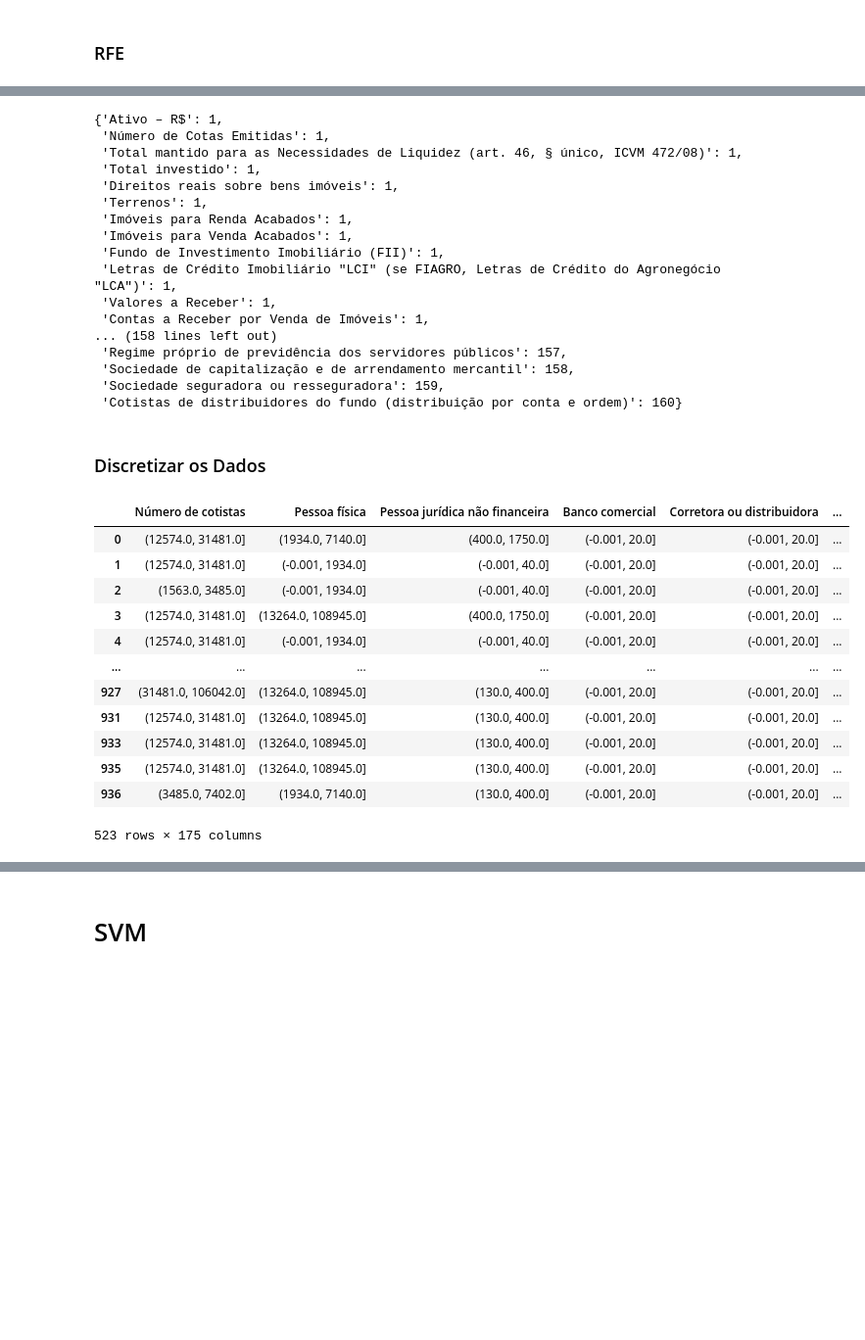
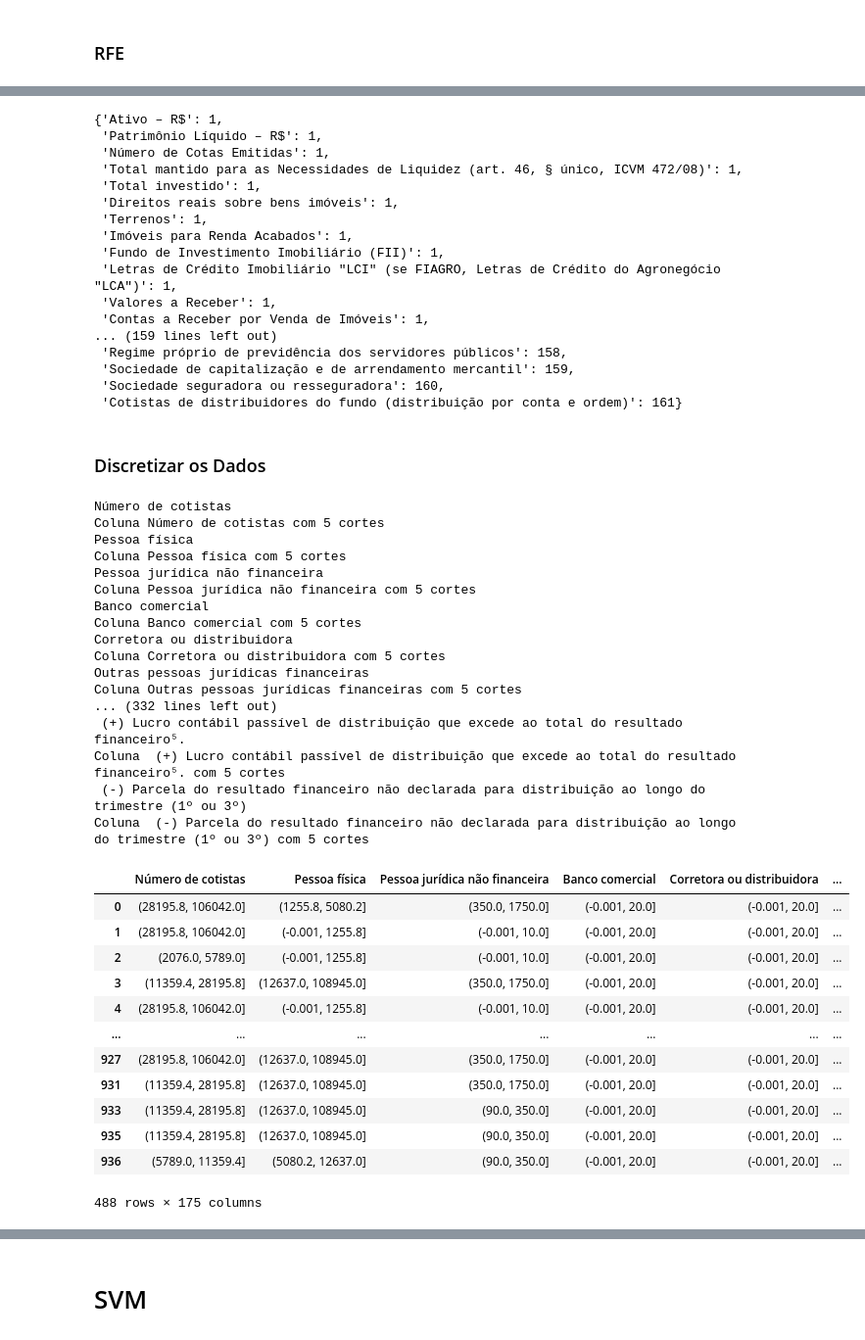
Before and after one commit to ErikMaia/tcc, a Jupyter notebook: src/analisys.ipynb, the cells around one changed output, grey strips where cells are left out. Shown at 98% size. Cells and saved outputs as stored; diff of their text form; code cells hidden in the pictures; blank space fills up the shorter version.

```diff
--- a/src/analisys.ipynb
+++ b/src/analisys.ipynb
@@ -962,3 +992,6 @@ final
 | 1068 | XPCA11 | 31/01/2022 | 4546 | 0 | 0 | ... |
 | 1070 | XPCA11 | 31/12/2021 | 3725 | 3684 | 390 | ... |
 796 rows × 205 columns
+# %%
+for i,type in final.dtypes.items():
+    print(i,type)
@@ -1011,9 +1062,10 @@ def remove_outliers(df, coluna):
 
     # Filtra os dados que estão dentro dos limites
     df_filtrado = df[(df[coluna] >= limite_inferior) & (df[coluna] <= limite_superior)]
+    print(f"Removendo {size - len(df_filtrado)} outliers da coluna {coluna}")
     return df_filtrado
 
-# final = remove_outliers(final, 'Label')
+final = remove_outliers(final, 'Label')
 # print("Dados originais:")
 final
 # %% [output]
@@ -1247,0 +1349,2 @@ dict_rfe
+# %%
+y = pd.qcut(final['Label'],3,labels=['low_risk','medium_risk','hight_risk'])
@@ -1249,42 +1359,67 @@ dict_rfe
 dict(sorted(dict_rfe.items(), key=lambda item: item[1]))
 # %% [output]
 {'Ativo – R$': 1,
+ 'Patrimônio Líquido – R$': 1,
  'Número de Cotas Emitidas': 1,
  'Total mantido para as Necessidades de Liquidez (art. 46, § único, ICVM 472/08)': 1,
  'Total investido': 1,
  'Direitos reais sobre bens imóveis': 1,
  'Terrenos': 1,
  'Imóveis para Renda Acabados': 1,
- 'Imóveis para Venda Acabados': 1,
  'Fundo de Investimento Imobiliário (FII)': 1,
  'Letras de Crédito Imobiliário "LCI" (se FIAGRO, Letras de Crédito do Agronegócio "LCA")': 1,
  'Valores a Receber': 1,
  'Contas a Receber por Venda de Imóveis': 1,
-... (158 lines left out)
- 'Regime próprio de previdência dos servidores públicos': 157,
- 'Sociedade de capitalização e de arrendamento mercantil': 158,
- 'Sociedade seguradora ou resseguradora': 159,
- 'Cotistas de distribuidores do fundo (distribuição por conta e ordem)': 160}
+... (159 lines left out)
+ 'Regime próprio de previdência dos servidores públicos': 158,
+ 'Sociedade de capitalização e de arrendamento mercantil': 159,
+ 'Sociedade seguradora ou resseguradora': 160,
+ 'Cotistas de distribuidores do fundo (distribuição por conta e ordem)': 161}
 # %% [markdown]
 ### Discretizar os Dados
 # %%
 discretized = pd.DataFrame()
 for colum in final.columns:
-    if colum != 'Label':
-        discretized[colum] = pd.qcut(final[colum],q=6, duplicates='drop')
-discretized['Label'] = final['Label']
+    qt_cuts = 5
+    for i in range(qt_cuts,1,-1):
+        try:
+            if colum.lower() != 'label':
+                print(colum)
+                discretized[colum] = pd.qcut(final[colum],q=i, duplicates='drop')
+                print(f"Coluna {colum} com {i} cortes")
+                break
+        except ValueError:
+            pass
+discretized['Label'] = y
 discretized
 # %% [output]
+Número de cotistas
+Coluna Número de cotistas com 5 cortes
+Pessoa física
+Coluna Pessoa física com 5 cortes
+Pessoa jurídica não financeira
+Coluna Pessoa jurídica não financeira com 5 cortes
+Banco comercial
+Coluna Banco comercial com 5 cortes
+Corretora ou distribuidora
+Coluna Corretora ou distribuidora com 5 cortes
+Outras pessoas jurídicas financeiras
+Coluna Outras pessoas jurídicas financeiras com 5 cortes
+... (332 lines left out)
+ (+) Lucro contábil passível de distribuição que excede ao total do resultado financeiro⁵.
+Coluna  (+) Lucro contábil passível de distribuição que excede ao total do resultado financeiro⁵. com 5 cortes
+ (-) Parcela do resultado financeiro não declarada para distribuição ao longo do trimestre (1º ou 3º)
+Coluna  (-) Parcela do resultado financeiro não declarada para distribuição ao longo do trimestre (1º ou 3º) com 5 cortes
 |  | Número de cotistas | Pessoa física | Pessoa jurídica não financeira | Banco comercial | Corretora ou distribuidora | ... |
-| 0 | (12574.0, 31481.0] | (1934.0, 7140.0] | (400.0, 1750.0] | (-0.001, 20.0] | (-0.001, 20.0] | ... |
-| 1 | (12574.0, 31481.0] | (-0.001, 1934.0] | (-0.001, 40.0] | (-0.001, 20.0] | (-0.001, 20.0] | ... |
-| 2 | (1563.0, 3485.0] | (-0.001, 1934.0] | (-0.001, 40.0] | (-0.001, 20.0] | (-0.001, 20.0] | ... |
-| 3 | (12574.0, 31481.0] | (13264.0, 108945.0] | (400.0, 1750.0] | (-0.001, 20.0] | (-0.001, 20.0] | ... |
-| 4 | (12574.0, 31481.0] | (-0.001, 1934.0] | (-0.001, 40.0] | (-0.001, 20.0] | (-0.001, 20.0] | ... |
+| 0 | (28195.8, 106042.0] | (1255.8, 5080.2] | (350.0, 1750.0] | (-0.001, 20.0] | (-0.001, 20.0] | ... |
+| 1 | (28195.8, 106042.0] | (-0.001, 1255.8] | (-0.001, 10.0] | (-0.001, 20.0] | (-0.001, 20.0] | ... |
+| 2 | (2076.0, 5789.0] | (-0.001, 1255.8] | (-0.001, 10.0] | (-0.001, 20.0] | (-0.001, 20.0] | ... |
+| 3 | (11359.4, 28195.8] | (12637.0, 108945.0] | (350.0, 1750.0] | (-0.001, 20.0] | (-0.001, 20.0] | ... |
+| 4 | (28195.8, 106042.0] | (-0.001, 1255.8] | (-0.001, 10.0] | (-0.001, 20.0] | (-0.001, 20.0] | ... |
 | ... | ... | ... | ... | ... | ... | ... |
-| 927 | (31481.0, 106042.0] | (13264.0, 108945.0] | (130.0, 400.0] | (-0.001, 20.0] | (-0.001, 20.0] | ... |
-| 931 | (12574.0, 31481.0] | (13264.0, 108945.0] | (130.0, 400.0] | (-0.001, 20.0] | (-0.001, 20.0] | ... |
-| 933 | (12574.0, 31481.0] | (13264.0, 108945.0] | (130.0, 400.0] | (-0.001, 20.0] | (-0.001, 20.0] | ... |
-| 935 | (12574.0, 31481.0] | (13264.0, 108945.0] | (130.0, 400.0] | (-0.001, 20.0] | (-0.001, 20.0] | ... |
-| 936 | (3485.0, 7402.0] | (1934.0, 7140.0] | (130.0, 400.0] | (-0.001, 20.0] | (-0.001, 20.0] | ... |
+| 927 | (28195.8, 106042.0] | (12637.0, 108945.0] | (350.0, 1750.0] | (-0.001, 20.0] | (-0.001, 20.0] | ... |
+| 931 | (11359.4, 28195.8] | (12637.0, 108945.0] | (350.0, 1750.0] | (-0.001, 20.0] | (-0.001, 20.0] | ... |
+| 933 | (11359.4, 28195.8] | (12637.0, 108945.0] | (90.0, 350.0] | (-0.001, 20.0] | (-0.001, 20.0] | ... |
+| 935 | (11359.4, 28195.8] | (12637.0, 108945.0] | (90.0, 350.0] | (-0.001, 20.0] | (-0.001, 20.0] | ... |
+| 936 | (5789.0, 11359.4] | (5080.2, 12637.0] | (90.0, 350.0] | (-0.001, 20.0] | (-0.001, 20.0] | ... |
-523 rows × 175 columns
+488 rows × 175 columns
```
Also changed, not shown: parts of 49 cells of this notebook, 4 other files.
